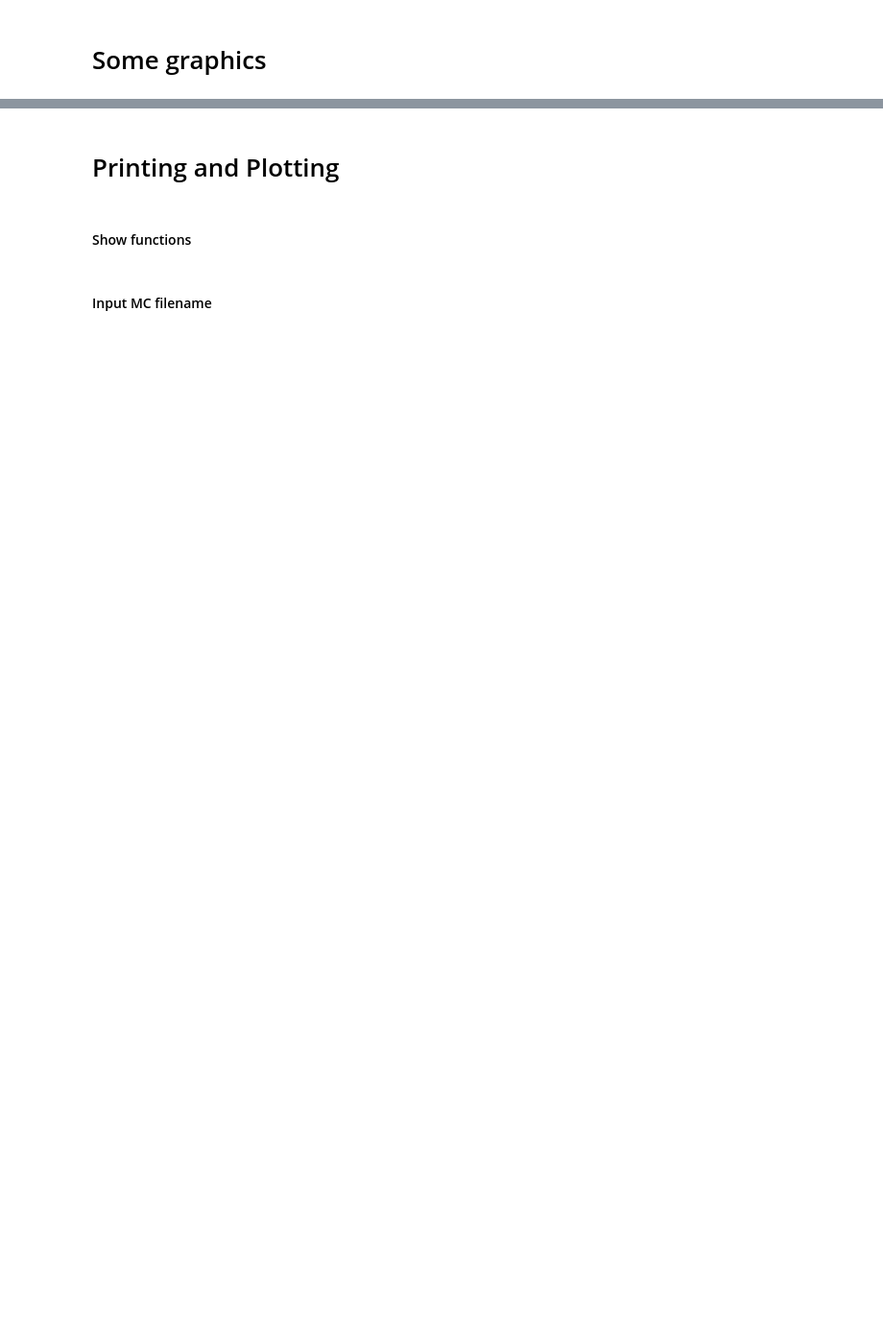
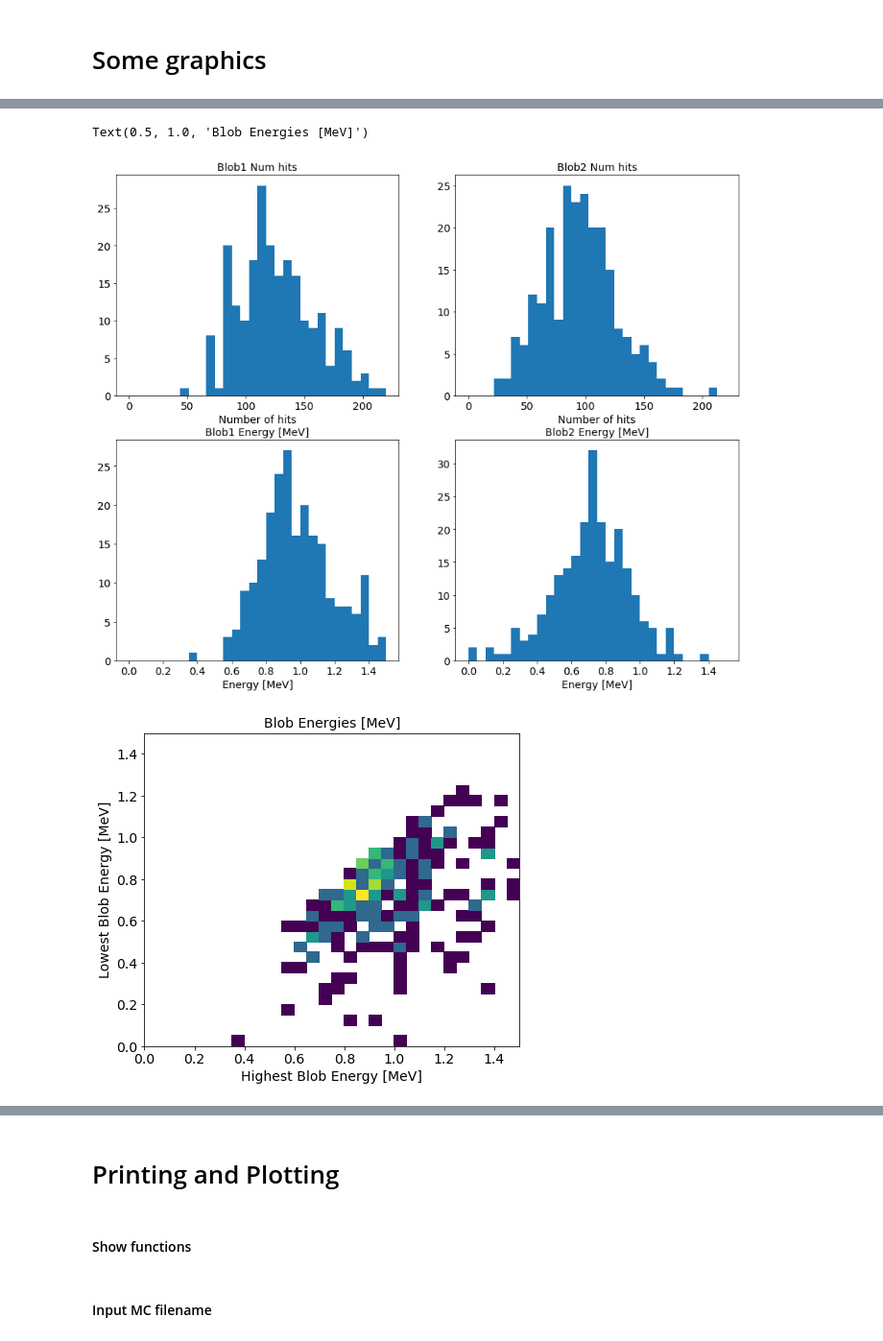
Before and after one commit to next-exp/FANAL, a Jupyter notebook: NB/fanal_results.ipynb, the cells around one changed output, grey strips where cells are left out. Shown at 96% size. Cells and saved outputs as stored; diff of their text form; code cells hidden in the pictures; blank space fills up the shorter version.

```diff
--- a/NB/fanal_results.ipynb
+++ b/NB/fanal_results.ipynb
@@ -122,37 +215,41 @@ plt.title('Track - Length', size=12)
 # Plotting blob energies of events passing the track_filter
 evts_to_show = events_df[events_df.track_filter]
 trks_to_show = tracks_df.loc[evts_to_show.index]
 
 fig = plt.figure(figsize = (15,12))
 hit_bins, hit_range = 30, [0., 220]
 E_bins, E_range     = 30, [0., 1.50]
 
 ax1 = fig.add_subplot(2, 2, 1)
-plt.hist(trks_to_show.ext1_num_hits, hit_bins, hit_range)
+plt.hist(trks_to_show.blob1_num_hits, hit_bins, hit_range)
 plt.xlabel('Number of hits')
-plt.title(f'Extreme1 Num hits', size=14)
+plt.title(f'Blob1 Num hits', size=14)
 
 ax2 = fig.add_subplot(2, 2, 2)
-plt.hist(trks_to_show.ext2_num_hits, hit_bins, hit_range)
+plt.hist(trks_to_show.blob2_num_hits, hit_bins, hit_range)
 plt.xlabel('Number of hits')
-plt.title(f'Extreme2 Num hits', size=14)
+plt.title(f'Blob2 Num hits', size=14)
 
 ax3 = fig.add_subplot(2, 2, 3)
 plt.hist(evts_to_show.blob1_energy, E_bins, E_range)
 plt.xlabel('Energy [MeV]')
 plt.title(f'Blob1 Energy [MeV]', size=14)
 
 ax4 = fig.add_subplot(2, 2, 4)
 plt.hist(evts_to_show.blob2_energy, E_bins, E_range)
 plt.xlabel('Energy [MeV]')
 plt.title(f'Blob2 Energy [MeV]', size=14)
 
 fig = plt.figure(figsize = (7,6))
 plt.hist2d(evts_to_show.blob1_energy, evts_to_show.blob2_energy, E_bins,
            [E_range, E_range], norm=LogNorm())
 plt.xlabel('Highest Blob Energy [MeV]')
 plt.ylabel('Lowest Blob Energy [MeV]')
 plt.title(f'Blob Energies [MeV]', size=14)
+# %% [output]
+Text(0.5, 1.0, 'Blob Energies [MeV]')
+[figure, added]
+[figure, added]
 # %%
 # Plotting event energy of events passing the ROI filter
 evts_to_show = events_df[events_df.roi_filter]
```
Also changed, not shown: parts of 19 cells of this notebook, 5 other files.
